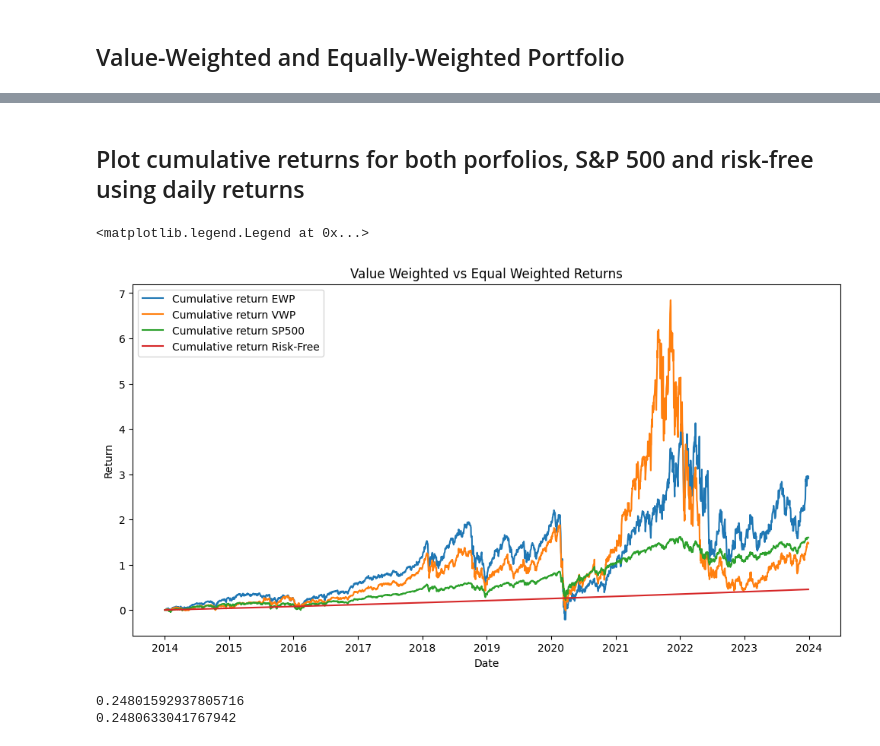
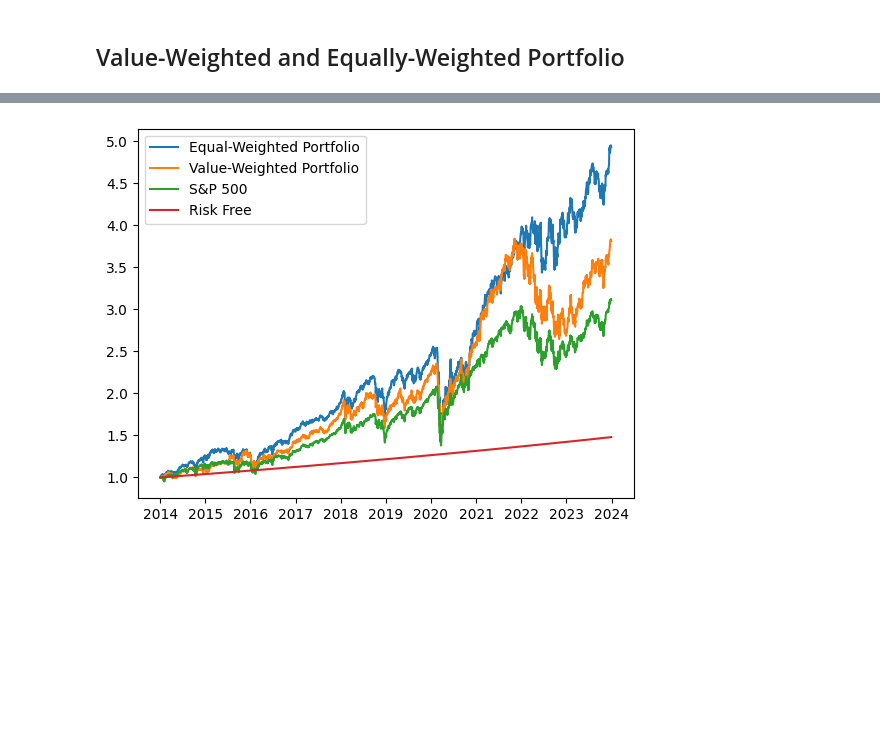
Before and after one commit to williankal/quant_fin, a Jupyter notebook: project1/part-A.ipynb, the cells around one changed output, grey strips where cells are left out. Drawn from its saved outputs; the diff is of its cells as text; code cells hidden in the pictures; blank space fills up the shorter version.

```diff
--- a/project1/part-A.ipynb
+++ b/project1/part-A.ipynb
@@ -58,2 +67,4 @@ memory usage: 4.6+ MB
+# %%
+daily_returns_stocks.index = pd.to_datetime(daily_returns_stocks.index).tz_localize(None)
 # %% [markdown]
 ## Value-Weighted and Equally-Weighted Portfolio
@@ -144,0 +123,28 @@ portfolios.reset_index(inplace=True)
+# %%
+rf_rate = 0.04 # Annual Risk free rate
+
+def annualized_return(daily_returns):
+    return daily_returns.mean()*252
+
+def annualized_std(daily_returns):
+    return daily_returns.std() * np.sqrt(252)
+
+def sharpe_ratio(daily_returns,rf_rate):
+    ann_return = annualized_return(daily_returns)
+    ann_std = annualized_std(daily_returns)
+    return (ann_return - rf_rate) / ann_std
+
+def information_ratio(portfolio_return, benchmark_return):
+    tracking_error = annualized_std(portfolio_return-benchmark_return)
+    ann_portfolio_return = annualized_return(portfolio_return)
+    ann_benchmark_return = annualized_return(benchmark_return)
+    return (ann_portfolio_return - ann_benchmark_return) / tracking_error
+
+dict_ports = {"Equal Weighted Portfolio":EWP_daily,"Value Weighted Portfolio":VWP_daily}
+for name,daily_returns in dict_ports.items():
+    print(name)
+    print(f"Annualized Average Return: {annualized_return(daily_returns):.4f}")
+    print(f"Annualized Standard Deviation: {annualized_std(daily_returns):.4f}")
+    print(f"Sharpe Ratio: {sharpe_ratio(daily_returns,rf_rate):.4f}")
+    print(f"Information Ratio: {information_ratio(daily_returns,daily_returns_sp500):.4f}")
+    print()
@@ -207,32 +165,12 @@ print(sharpe_ratio_EWP)
-# %% [markdown]
-## Plot cumulative returns for both porfolios, S&P 500 and risk-free using daily returns
-# %%
-cumulative_returns_EWP = (portfolios["Daily_Return_with_Equal_Weighted_Portfolio"]+1).cumprod() - 1
-cumulative_returns_VWP = (portfolios["Daily_Return_with_Value_Weighted_Portfolio"]+1).cumprod() - 1
-cumulative_returns_RiskFree = (portfolios["risk_free_daily_return"]+1).cumprod() - 1
-cumulative_returns_SP500 = (df_SP500["Daily_Return"]+1).cumprod() - 1
-
-plt.figure(figsize=(12, 6))
-plt.plot(portfolios["Date"], cumulative_returns_EWP, label="Cumulative return EWP")
-plt.plot(portfolios["Date"], cumulative_returns_VWP, label="Cumulative return VWP")
-plt.plot(portfolios["Date"], cumulative_returns_SP500, label="Cumulative return SP500")
-plt.plot(portfolios["Date"], cumulative_returns_RiskFree, label="Cumulative return Risk-Free")
-
-plt.title(f"Value Weighted vs Equal Weighted Returns")
-plt.xlabel("Date")
-plt.ylabel("Return")
-plt.legend()
-# %% [output]
-<matplotlib.legend.Legend at 0x...>
-[figure, removed]
-# %%
-# This is to use in part B (I think)
-# Expected post Returns
-ex_post_return = annualized_df["Average_Annual_Return_with_Equal_Weighted_Portfolio"].mean()
-print(portfolios["Daily_Return_with_Equal_Weighted_Portfolio"].mean()*252)
-# risk = returns_per_year["Annually_Return_EWP"].std()
-print(ex_post_return)
-# print(risk)
-# %% [output]
-0.24801592937805716
-0.2480633041767942
+# %%
+SP500_cumulative = (1+daily_returns_sp500).cumprod()
+daily_rf_rate = pd.Series(data=(1 + rf_rate) ** (1/252) - 1,index=SP500_cumulative.index)
+rf_rate_cumulative = (1+daily_rf_rate).cumprod()
+plt.plot(EWP_cumulative, label="Equal-Weighted Portfolio")
+plt.plot(VWP_cumulative, label="Value-Weighted Portfolio")
+plt.plot(SP500_cumulative, label="S&P 500")
+plt.plot(rf_rate_cumulative, label="Risk Free")
+plt.legend()
+plt.show()
+# %% [output]
+[figure, added]
```
Also changed, not shown: parts of 25 cells of this notebook, 6 other files.
